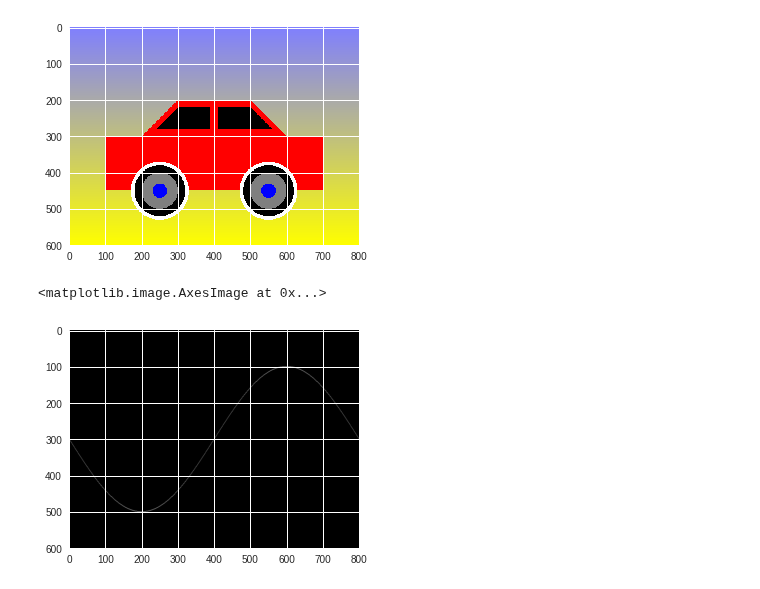
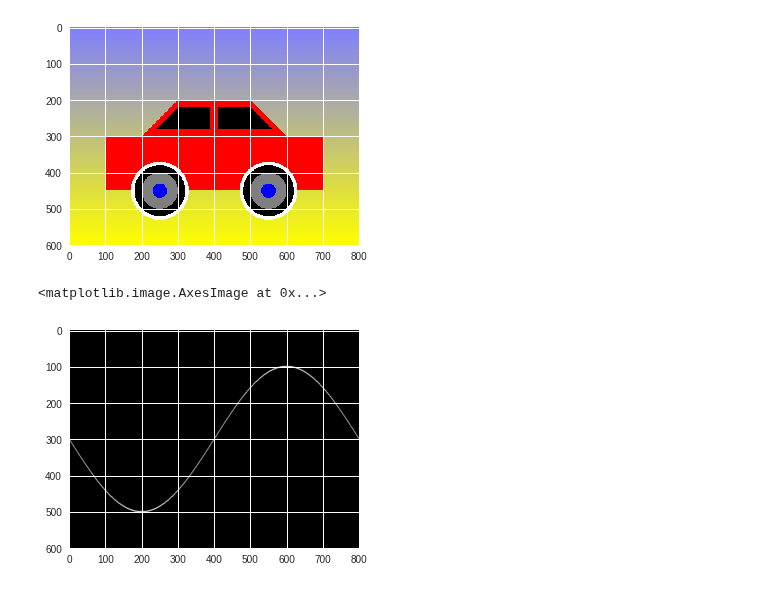
Before and after one commit to tjwei/NDHU_AM1130, a Jupyter notebook: 2018_Week07_Paint.ipynb, the cells around one changed output. Cells and saved outputs as stored; diff of their text form; code cells hidden in the pictures.

```diff
--- a/2018_Week07_Paint.ipynb
+++ b/2018_Week07_Paint.ipynb
@@ -184,9 +184,10 @@ plt.imshow(img)
 [figure]
 # %%
 img[...] = 0
-sine_wave = y == np.floor(300+200*np.sin(x/800*2*np.pi))
-img[sine_wave] = 1
+sine_wave = np.floor(300+200*np.sin(x/800*2*np.pi))
+
+img[ (y<sine_wave+2) &  (y>sine_wave-2)] = 1
 plt.imshow(img, interpolation="bilinear")
 # %% [output]
 <matplotlib.image.AxesImage at 0x...>
-[figure, old version]
+[figure, new version]
```
Also changed, not shown: parts of 5 cells of this notebook.
